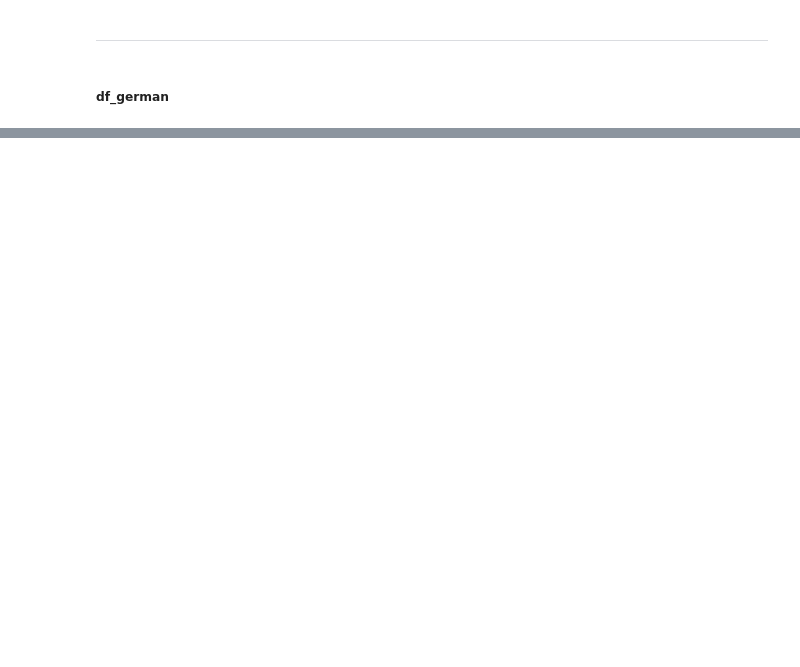
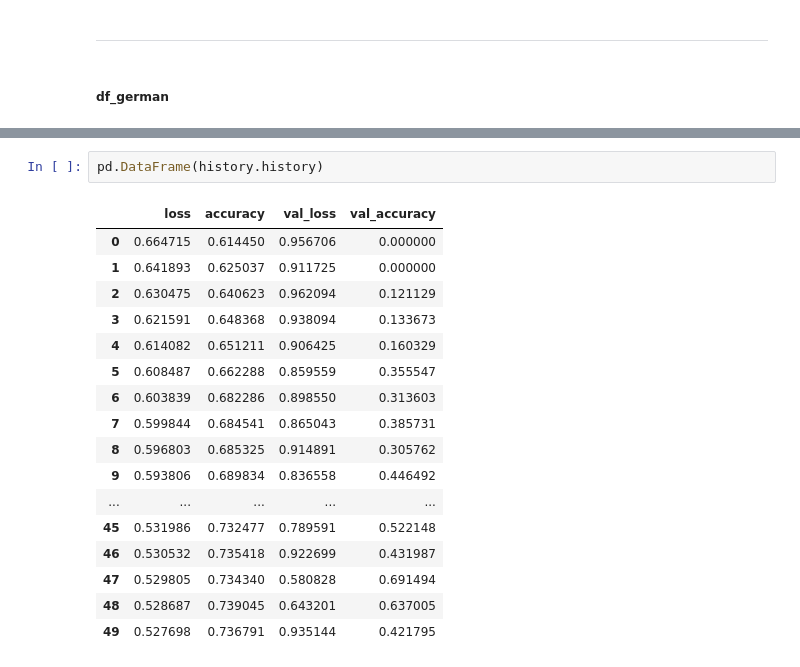
Before and after one commit to solfontan/PrediccionesDeRetencionDeClientes---2024, a Jupyter notebook: scr/MachineLearning.ipynb, the cells around one changed output, grey strips where cells are left out. Cells and saved outputs as stored; diff of their text form; blank space fills up the shorter version.

```diff
--- a/scr/MachineLearning.ipynb
+++ b/scr/MachineLearning.ipynb
@@ -1317,0 +1452,20 @@ weighted avg       0.80      0.80      0.80       502
+# %%
+pd.DataFrame(history.history)
+# %% [output]
+|  | loss | accuracy | val_loss | val_accuracy |
+| 0 | 0.664715 | 0.614450 | 0.956706 | 0.000000 |
+| 1 | 0.641893 | 0.625037 | 0.911725 | 0.000000 |
+| 2 | 0.630475 | 0.640623 | 0.962094 | 0.121129 |
+| 3 | 0.621591 | 0.648368 | 0.938094 | 0.133673 |
+| 4 | 0.614082 | 0.651211 | 0.906425 | 0.160329 |
+| 5 | 0.608487 | 0.662288 | 0.859559 | 0.355547 |
+| 6 | 0.603839 | 0.682286 | 0.898550 | 0.313603 |
+| 7 | 0.599844 | 0.684541 | 0.865043 | 0.385731 |
+| 8 | 0.596803 | 0.685325 | 0.914891 | 0.305762 |
+| 9 | 0.593806 | 0.689834 | 0.836558 | 0.446492 |
+| ... | ... | ... | ... | ... |
+| 45 | 0.531986 | 0.732477 | 0.789591 | 0.522148 |
+| 46 | 0.530532 | 0.735418 | 0.922699 | 0.431987 |
+| 47 | 0.529805 | 0.734340 | 0.580828 | 0.691494 |
+| 48 | 0.528687 | 0.739045 | 0.643201 | 0.637005 |
+| 49 | 0.527698 | 0.736791 | 0.935144 | 0.421795 |
```
Also changed, not shown: parts of 16 cells of this notebook.
